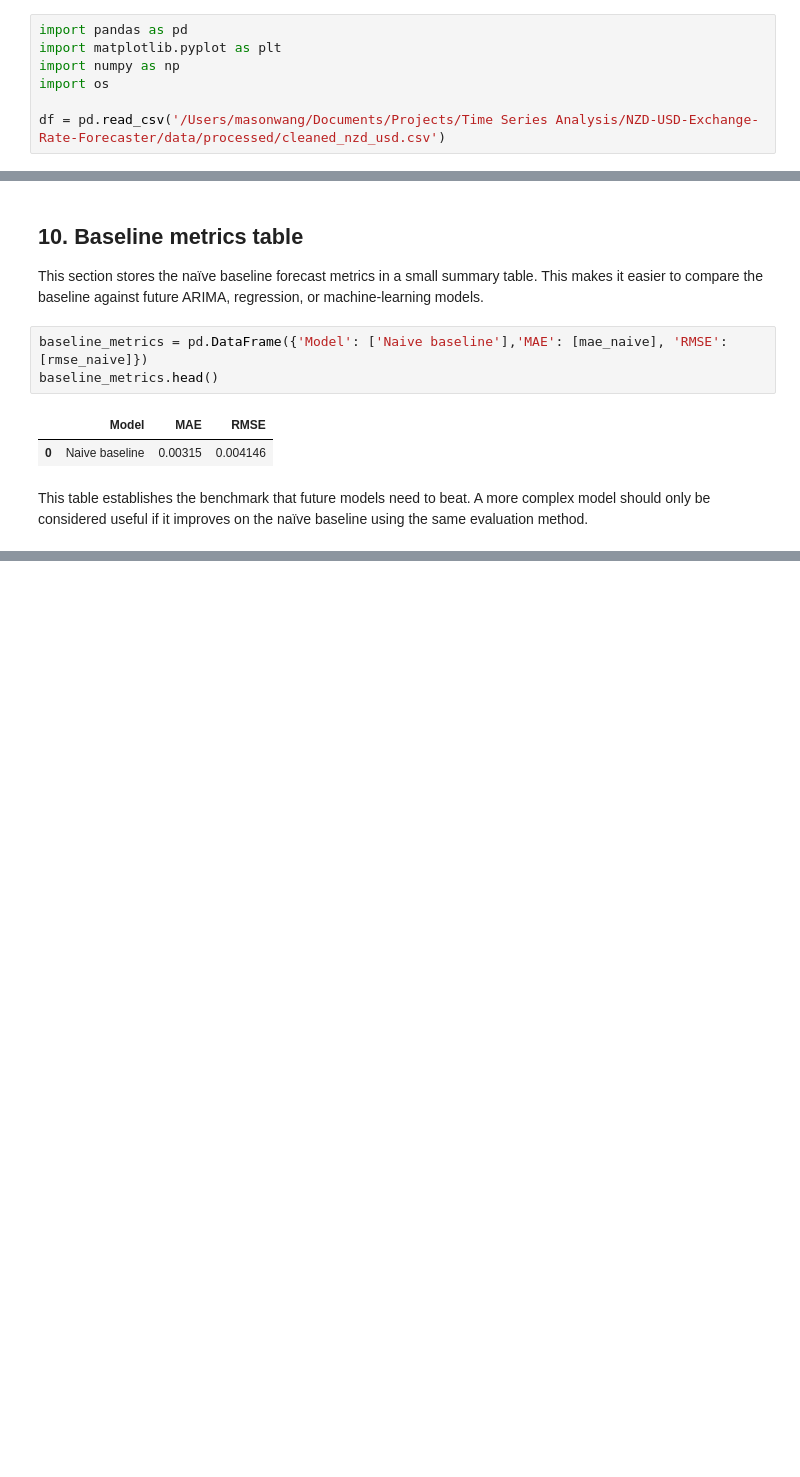
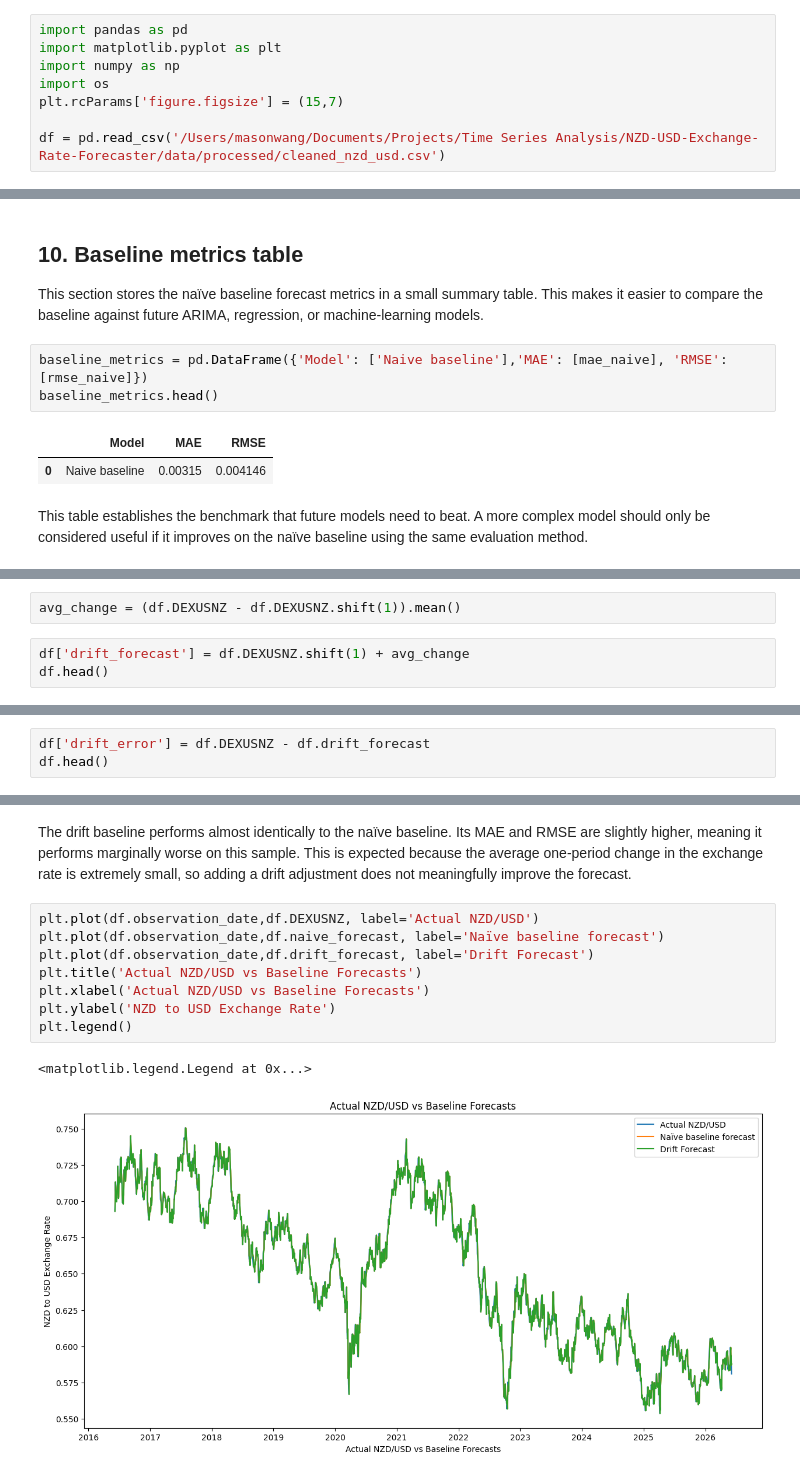
Before and after one commit to MasonW216/NZD-USD-Exchange-Rate-Forecaster, a Jupyter notebook: 02_baseline_forecasting.ipynb, the cells around one changed output, grey strips where cells are left out. Saved outputs shown, nothing was run; the diff lists cells and outputs as text; blank space fills up the shorter version.

Commit message:
Updated baseline forecasting notebook

```diff
--- a/02_baseline_forecasting.ipynb
+++ b/02_baseline_forecasting.ipynb
@@ -21,6 +21,7 @@ import pandas as pd
 import matplotlib.pyplot as plt
 import numpy as np
 import os
+plt.rcParams['figure.figsize'] = (15,7)
 
 df = pd.read_csv('/Users/masonwang/Documents/Projects/Time Series Analysis/NZD-USD-Exchange-Rate-Forecaster/data/processed/cleaned_nzd_usd.csv')
 # %%
@@ -185,0 +197,5 @@ This table establishes the benchmark that future models need to beat. A more com
+# %%
+avg_change = (df.DEXUSNZ - df.DEXUSNZ.shift(1)).mean()
+# %%
+df['drift_forecast'] = df.DEXUSNZ.shift(1) + avg_change
+df.head()
@@ -185,0 +209,3 @@ This table establishes the benchmark that future models need to beat. A more com
+# %%
+df['drift_error'] = df.DEXUSNZ - df.drift_forecast
+df.head()
@@ -185,0 +246,13 @@ This table establishes the benchmark that future models need to beat. A more com
+# %% [markdown]
+The drift baseline performs almost identically to the naïve baseline. Its MAE and RMSE are slightly higher, meaning it performs marginally worse on this sample. This is expected because the average one-period change in the exchange rate is extremely small, so adding a drift adjustment does not meaningfully improve the forecast.
+# %%
+plt.plot(df.observation_date,df.DEXUSNZ, label='Actual NZD/USD')
+plt.plot(df.observation_date,df.naive_forecast, label='Naïve baseline forecast')
+plt.plot(df.observation_date,df.drift_forecast, label='Drift Forecast')
+plt.title('Actual NZD/USD vs Baseline Forecasts')
+plt.xlabel('Actual NZD/USD vs Baseline Forecasts')
+plt.ylabel('NZD to USD Exchange Rate')
+plt.legend()
+# %% [output]
+<matplotlib.legend.Legend at 0x...>
+[figure, added]
```
Also changed, not shown: parts of 10 cells of this notebook.
